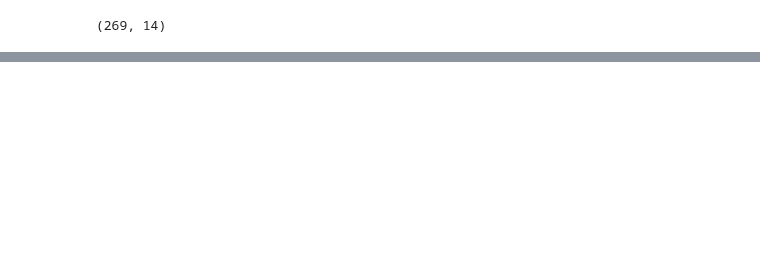
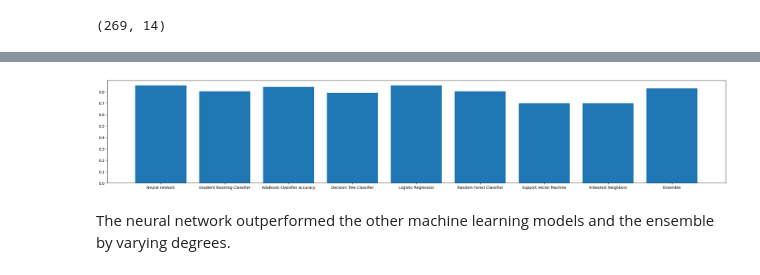
Before and after one commit to chhendley/Chhendley_python_projects, a Jupyter notebook: heart_attach_predictor.ipynb, the cells around one changed output, grey strips where cells are left out. Cells and saved outputs as stored; diff of their text form; code cells hidden in the pictures; blank space fills up the shorter version.

```diff
--- a/heart_attach_predictor.ipynb
+++ b/heart_attach_predictor.ipynb
@@ -234,0 +317,17 @@ hypermodel.fit(X_train, y_train, epochs=best_epoch, validation_split=0.2)
+# %%
+accuracy_dict = {'Neural network': 0.8536585569381714, 'Gradient Boosting Classifier': 0.8026315789473685,
+                'AdaBoost Classifier accuracy': 0.8421052631578947, 'Decision Tree Classifier': 0.7894736842105263,
+                 'Logistic Regression':0.8552631578947368, 'Random Forest Classifier': 0.8026315789473685,
+                 'Support Vector Machine': 0.6973684210526315, 'K-Nearest Neighbors': 0.6973684210526315,
+                 'Ensemble': 0.8289473684210527
+                 }
+names = list(accuracy_dict.keys())
+values = list(accuracy_dict.values())
+plt_1 = plt.figure(figsize=(30, 5))
+plt.bar(range(len(accuracy_dict)), values, tick_label=names)
+
+plt.show()
+# %% [output]
+[figure, added]
+# %% [markdown]
+The neural network outperformed the other machine learning models and the ensemble by varying degrees.
```
Also changed, not shown: parts of 27 cells of this notebook.
